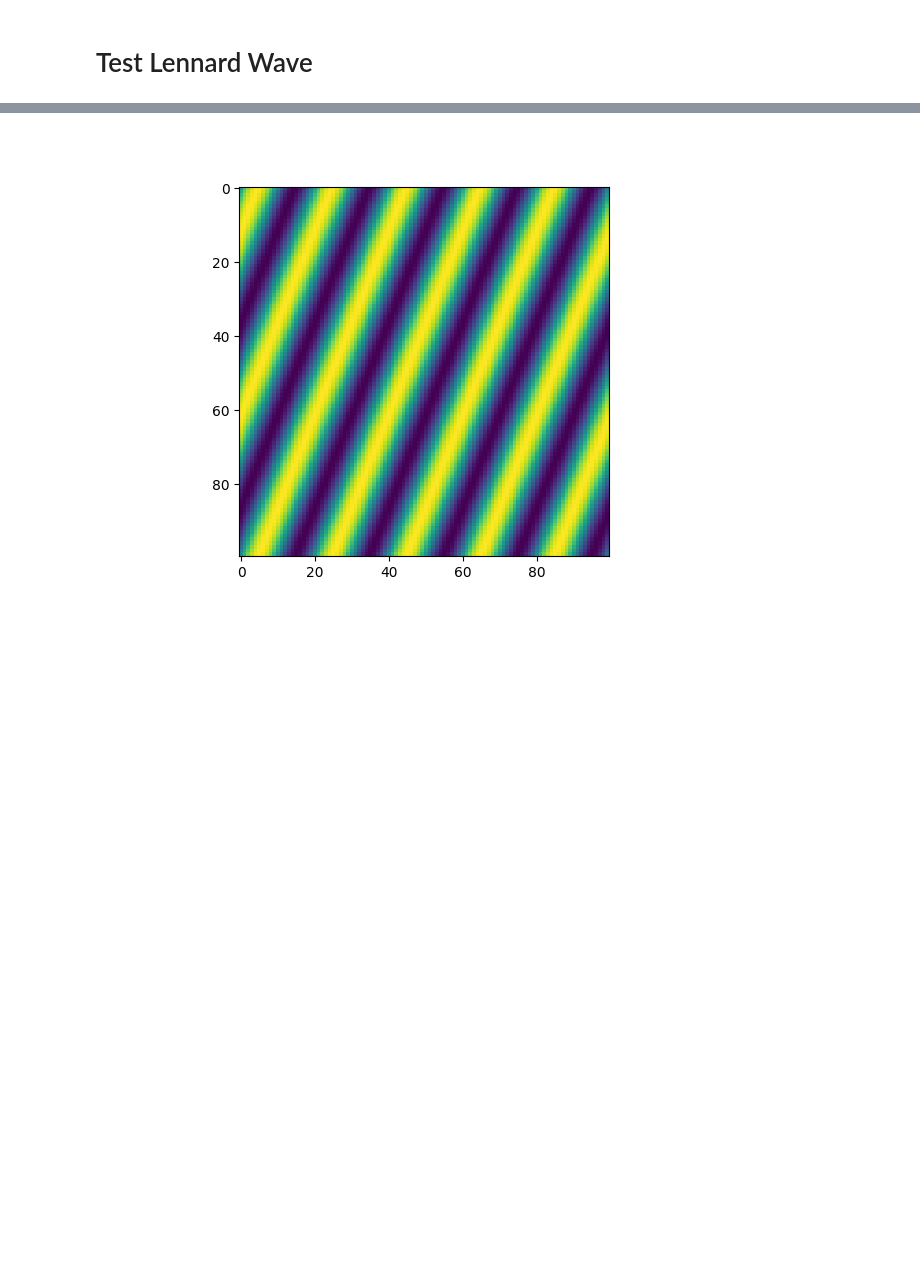
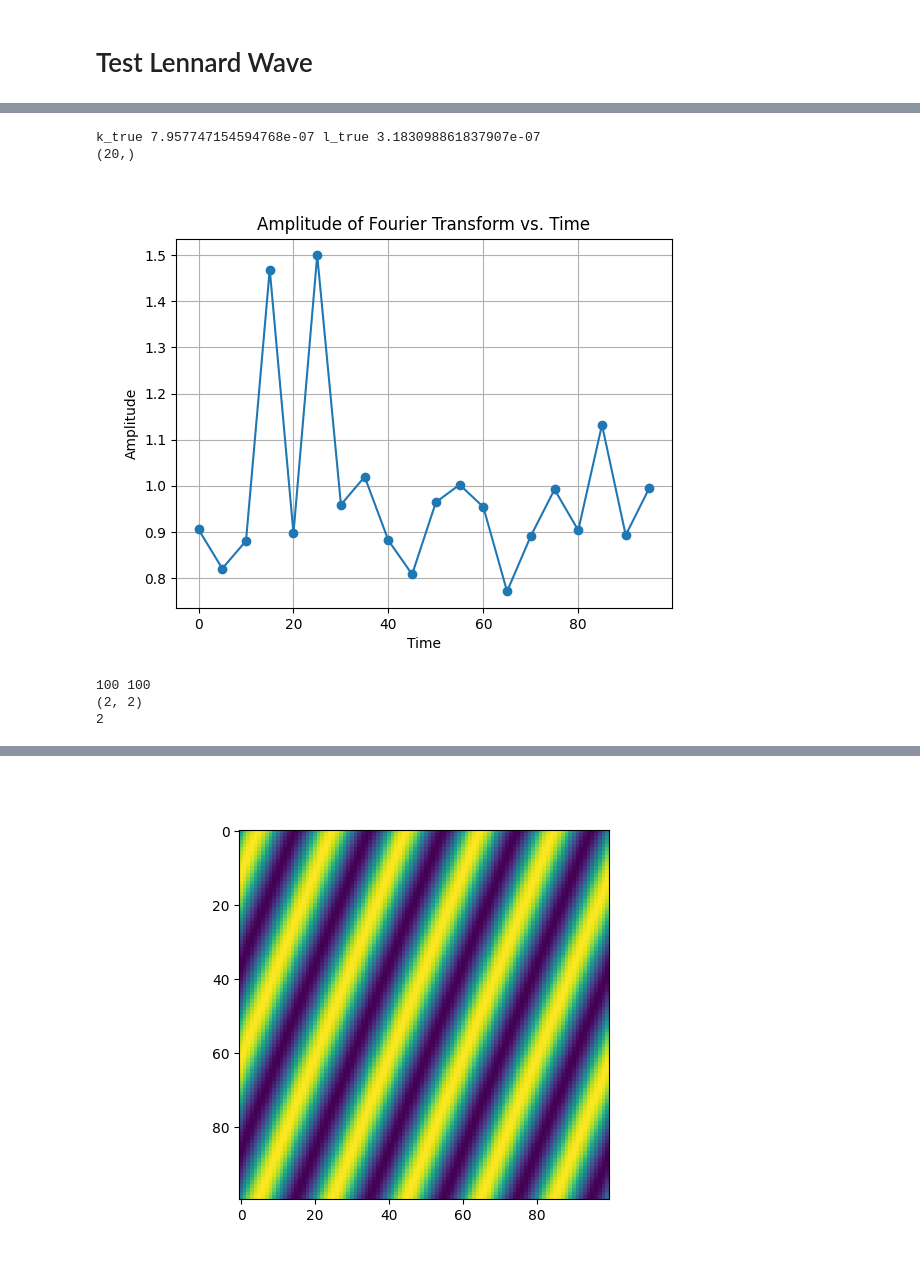
Before and after one commit to LennardMiller/Stage_M2, a Jupyter notebook: Rossby_diag.ipynb, the cells around one changed output, grey strips where cells are left out. Saved outputs shown, nothing was run; the diff lists cells and outputs as text; code cells hidden in the pictures; blank space fills up the shorter version.

```diff
--- a/Rossby_diag.ipynb
+++ b/Rossby_diag.ipynb
@@ -249,0 +214,31 @@ plt.show()
+# %%
+k_true=2.5/np.pi*10**(-6)
+l_true=1/np.pi*10**(-6)
+amplitude = np.sqrt(real_part_tab**2 + imag_part_tab**2)
+print("k_true",k_true,"l_true",l_true)
+
+print(time_sel_tab.shape)
+plt.figure()
+plt.plot(time_sel_tab, amplitude, marker='o')
+plt.xlabel('Time')
+plt.ylabel('Amplitude')
+plt.title('Amplitude of Fourier Transform vs. Time')
+plt.grid(True)
+plt.show()
+# %% [output]
+k_true 7.957747154594768e-07 l_true 3.183098861837907e-07
+(20,)
+[figure, added]
+# %%
+time_sel=2
+kx = np.fft.fftfreq(nx, d=dx) * 2 * np.pi
+ky = np.fft.fftfreq(ny, d=dy) * 2 * np.pi
+psi_fft = np.fft.fft2(psi_lennard[time_sel,:,:])
+print(len(kx),len(ky))
+#Finding the modes of the signal
+k_mode, l_mode = find_modes(psi_fft, kx,ky)
+print(len(k_mode))
+# %% [output]
+100 100
+(2, 2)
+2
```
Also changed, not shown: parts of 24 cells of this notebook, 15 other files.
